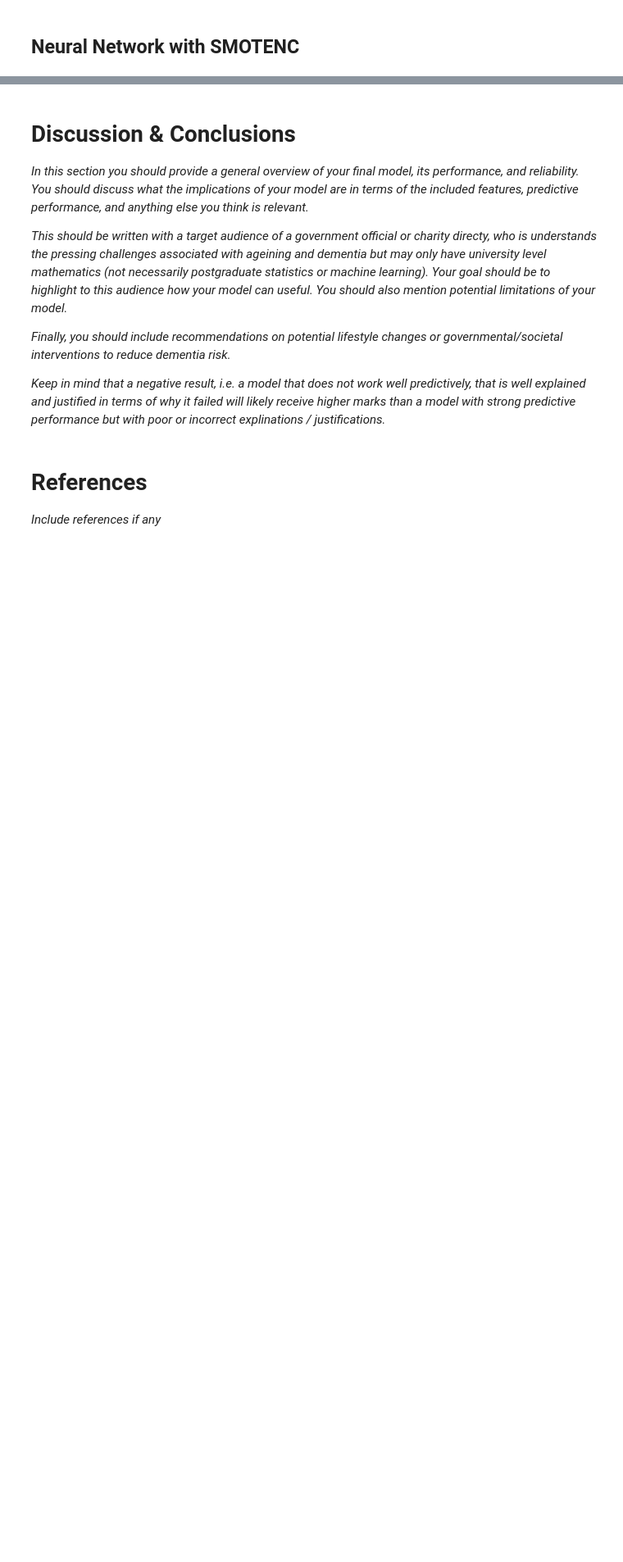
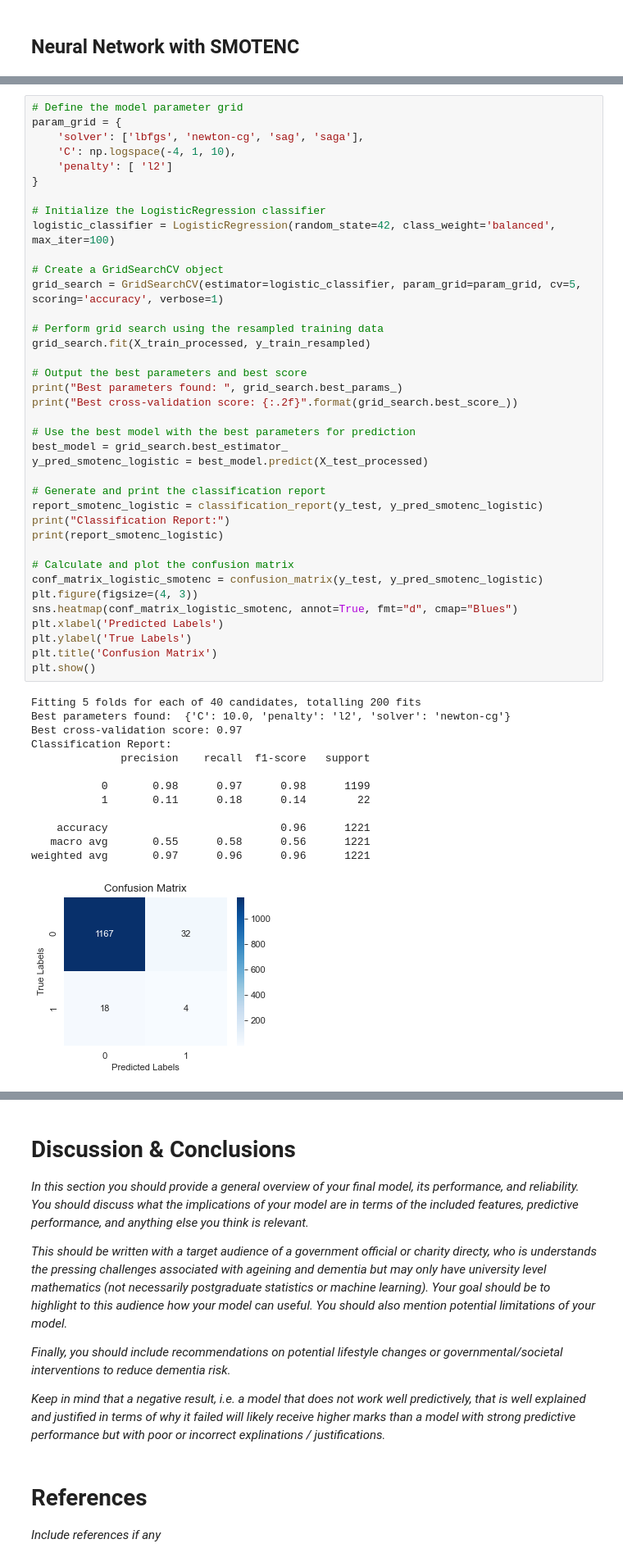
Before and after one commit to IRis0550/mlpy_2, a Jupyter notebook: project_smotenc.ipynb, the cells around one changed output, grey strips where cells are left out. Shown at 82% size. Cells and saved outputs as stored; diff of their text form; blank space fills up the shorter version.

```diff
--- a/project_smotenc.ipynb
+++ b/project_smotenc.ipynb
@@ -627,0 +659,52 @@ weighted avg       0.98      0.66      0.78      1221
+# %%
+# Define the model parameter grid
+param_grid = {
+    'solver': ['lbfgs', 'newton-cg', 'sag', 'saga'],
+    'C': np.logspace(-4, 1, 10),
+    'penalty': [ 'l2']
+}
+
+# Initialize the LogisticRegression classifier
+logistic_classifier = LogisticRegression(random_state=42, class_weight='balanced', max_iter=100)
+
+# Create a GridSearchCV object
+grid_search = GridSearchCV(estimator=logistic_classifier, param_grid=param_grid, cv=5, scoring='accuracy', verbose=1)
+
+# Perform grid search using the resampled training data
+grid_search.fit(X_train_processed, y_train_resampled)
+
+# Output the best parameters and best score
+print("Best parameters found: ", grid_search.best_params_)
+print("Best cross-validation score: {:.2f}".format(grid_search.best_score_))
+
+# Use the best model with the best parameters for prediction
+best_model = grid_search.best_estimator_
+y_pred_smotenc_logistic = best_model.predict(X_test_processed)
+
+# Generate and print the classification report
+report_smotenc_logistic = classification_report(y_test, y_pred_smotenc_logistic)
+print("Classification Report:")
+print(report_smotenc_logistic)
+
+# Calculate and plot the confusion matrix
+conf_matrix_logistic_smotenc = confusion_matrix(y_test, y_pred_smotenc_logistic)
+plt.figure(figsize=(4, 3))
+sns.heatmap(conf_matrix_logistic_smotenc, annot=True, fmt="d", cmap="Blues")
+plt.xlabel('Predicted Labels')
+plt.ylabel('True Labels')
+plt.title('Confusion Matrix')
+plt.show()
+# %% [output]
+Fitting 5 folds for each of 40 candidates, totalling 200 fits
+Best parameters found:  {'C': 10.0, 'penalty': 'l2', 'solver': 'newton-cg'}
+Best cross-validation score: 0.97
+Classification Report:
+              precision    recall  f1-score   support
+
+           0       0.98      0.97      0.98      1199
+           1       0.11      0.18      0.14        22
+
+    accuracy                           0.96      1221
+   macro avg       0.55      0.58      0.56      1221
+weighted avg       0.97      0.96      0.96      1221
+[figure, added]
```
Also changed, not shown: parts of 23 cells of this notebook, 4 other files.
